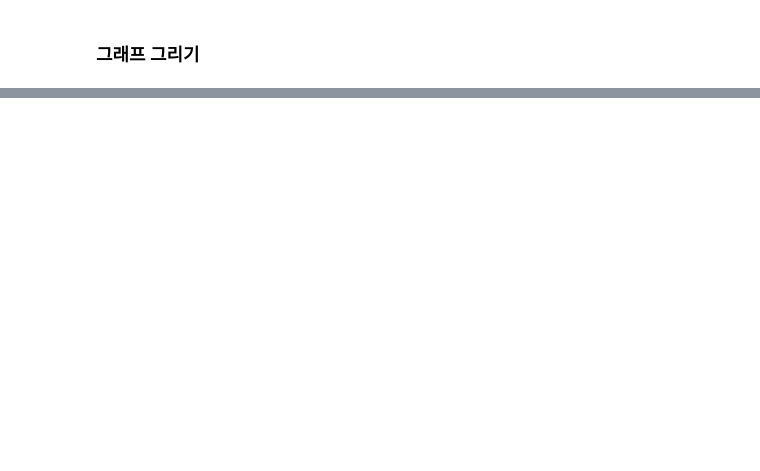
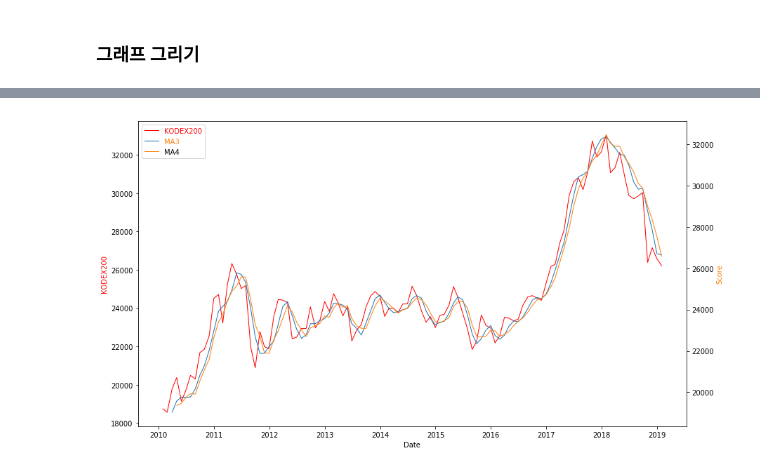
Before and after one commit to KimMyungSam/Dual, a Jupyter notebook: KODEX200 Dual Momentum BackTesting.ipynb, the cells around one changed output, grey strips where cells are left out. Drawn from its saved outputs; the diff is of its cells as text; code cells hidden in the pictures; blank space fills up the shorter version.

```diff
--- a/KODEX200 Dual Momentum BackTesting.ipynb
+++ b/KODEX200 Dual Momentum BackTesting.ipynb
@@ -67,0 +252,40 @@ plt.plot(momentum6["score"])
+# %%
+# 이평 구하기
+ma3 = momentum12["KODEX200"].rolling(window=3).mean()
+ma4 = momentum12["KODEX200"].rolling(window=4).mean()
+ma5 = momentum12["KODEX200"].rolling(window=5).mean()  # 5개월
+ma6 = momentum12["KODEX200"].rolling(window=6).mean()
+# %%
+# 그래프 그리기
+from mpl_toolkits.axes_grid1 import host_subplot
+import matplotlib.pyplot as plt
+
+plt.rcParams["figure.figsize"] = (14,8)
+plt.rcParams['lines.linewidth'] = 1
+plt.rcParams['axes.grid'] = False
+
+host = host_subplot(111)
+par = host.twinx()
+
+host.set_xlabel("Date")
+host.set_ylabel("KODEX200")
+par.set_ylabel("Score")
+
+p1, = host.plot(momentum12["KODEX200"], label="KODEX200",color = "R")
+#p2, = par.plot(momentum12["score"], label="12Score")
+p2, = par.plot(ma3, label="MA3")
+p2, = par.plot(ma4, label="MA4")
+#p2, = par.plot(ma5, label="MA5")
+#p2, = par.plot(ma6, label="MA")
+
+leg = plt.legend()
+
+host.yaxis.get_label().set_color("R")
+leg.texts[0].set_color("R")
+
+par.yaxis.get_label().set_color(p2.get_color())
+leg.texts[1].set_color(p2.get_color())
+
+plt.show()
+# %% [output]
+[figure, added]
```
Also changed, not shown: parts of 27 cells of this notebook.
